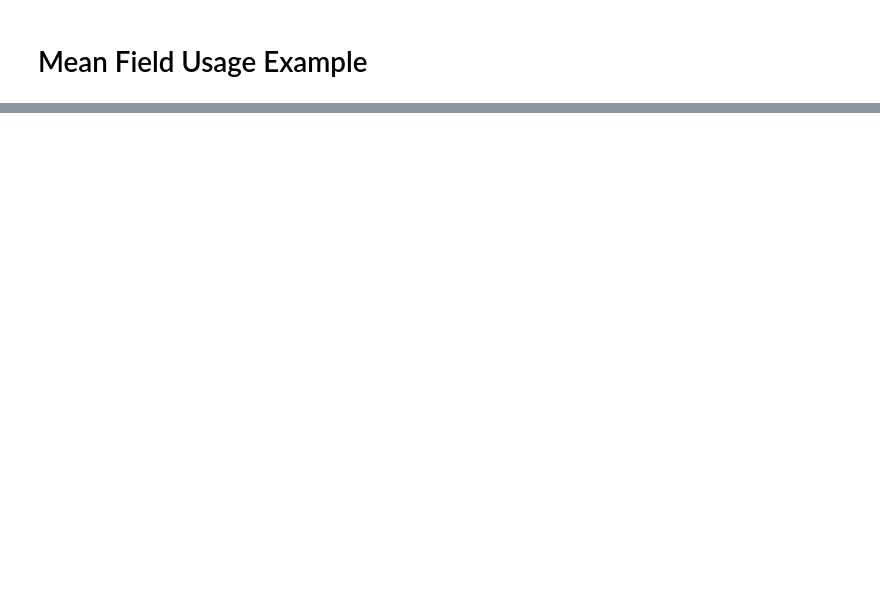
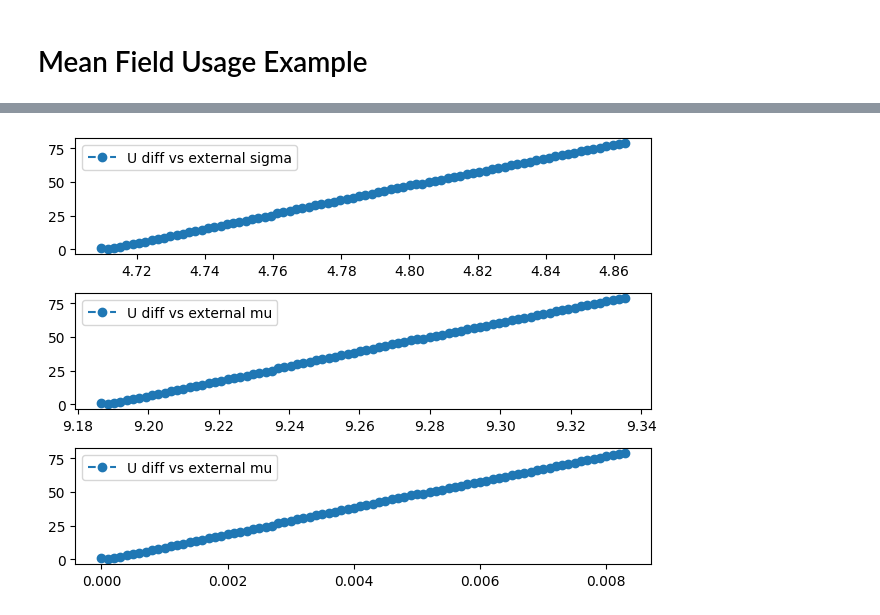
Before and after one commit to evaisd/VectorialNeuroModulators, a Jupyter notebook: examples/mean_field_example.ipynb, the cells around one changed output, grey strips where cells are left out. Cells and saved outputs as stored; diff of their text form; code cells hidden in the pictures; blank space fills up the shorter version.

```diff
--- a/examples/mean_field_example.ipynb
+++ b/examples/mean_field_example.ipynb
@@ -69,0 +87,12 @@ results_nu_ext = runner.run(sweep_params=vecs * 10., nu_init=runner_params['simp
+# %%
+fig, ax = plt.subplots(nrows=3, ncols=1)
+ax[0].plot(results_j_ext[1, 2, :], diff_j_ext, '--o', label='U diff vs external sigma')
+ax[1].plot(results_j_ext[0, 2, :], diff_j_ext, '--o', label='U diff vs external mu')
+ax[2].plot(shifts[:84], diff_j_ext, '--o', label='U diff vs external mu')
+ax[0].legend()
+ax[1].legend()
+ax[2].legend()
+fig.tight_layout()
+plt.show()
+# %% [output]
+[figure, added]
```
Also changed, not shown: parts of 5 cells of this notebook, 7 other files.
